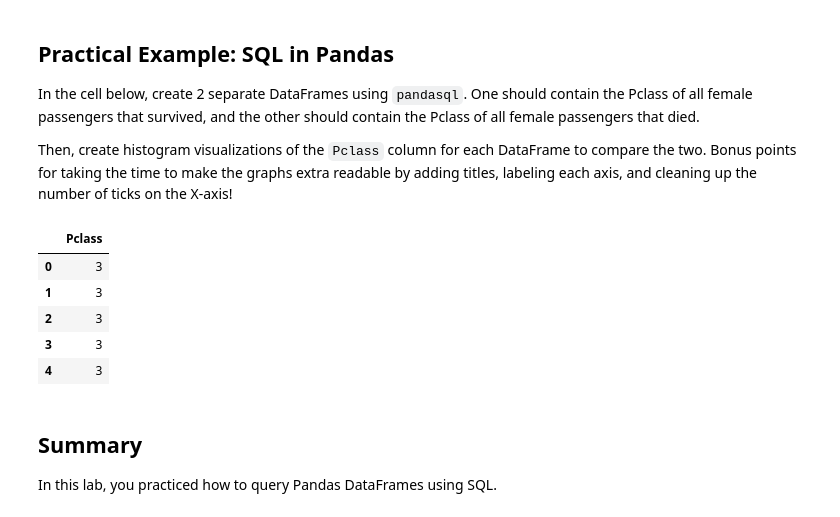
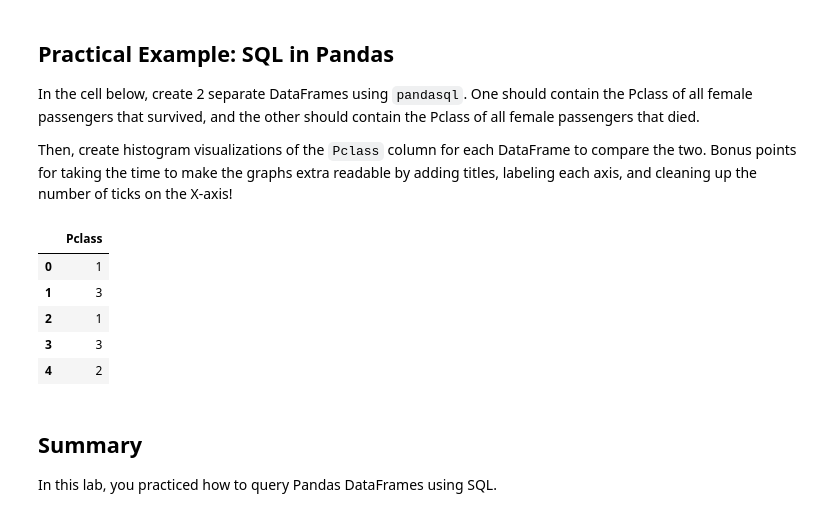
Before and after one commit to ortsed/dsc-using-sql-with-pandas-lab-dc-ds-career-042219, a Jupyter notebook: index.ipynb, the cells around one changed output. Saved outputs shown, nothing was run; the diff lists cells and outputs as text; code cells hidden in the pictures.

```diff
--- a/index.ipynb
+++ b/index.ipynb
@@ -298,22 +298,24 @@ In the cell below, create 2 separate DataFrames using `pandasql`.  One should co
 Then, create histogram visualizations of the `Pclass` column for each DataFrame to compare the two.  Bonus points for taking the time to make the graphs extra readable by adding titles, labeling each axis, and cleaning up the number of ticks on the X-axis!
 # %%
 # Write your queries in these variables to keep your code well-formatted and readable
-q3 = """Select Pclass from df where Sex='female' and Survived=1 """
+q3 = """Select Pclass from df where Sex='female'"""
+
+#and Survived=1 """
 q4 = """ Select Pclass from df where sex='female' and Survived = 0"""
 
 survived_females_by_pclass_df = pysqldf(q3)
-died_females_by_pclass_df = pysqldf(q4)
+died_females_by_pclass_df = pysqldf(q3)
 
 # Create and label the histograms for each below!
 #survived_females_by_pclass_df.Pclass.head()
 died_females_by_pclass_df.head()
 # %% [output]
 |  | Pclass |
-| 0 | 3 |
+| 0 | 1 |
 | 1 | 3 |
-| 2 | 3 |
+| 2 | 1 |
 | 3 | 3 |
-| 4 | 3 |
+| 4 | 2 |
 # %% [markdown]
 ## Summary
 
```
